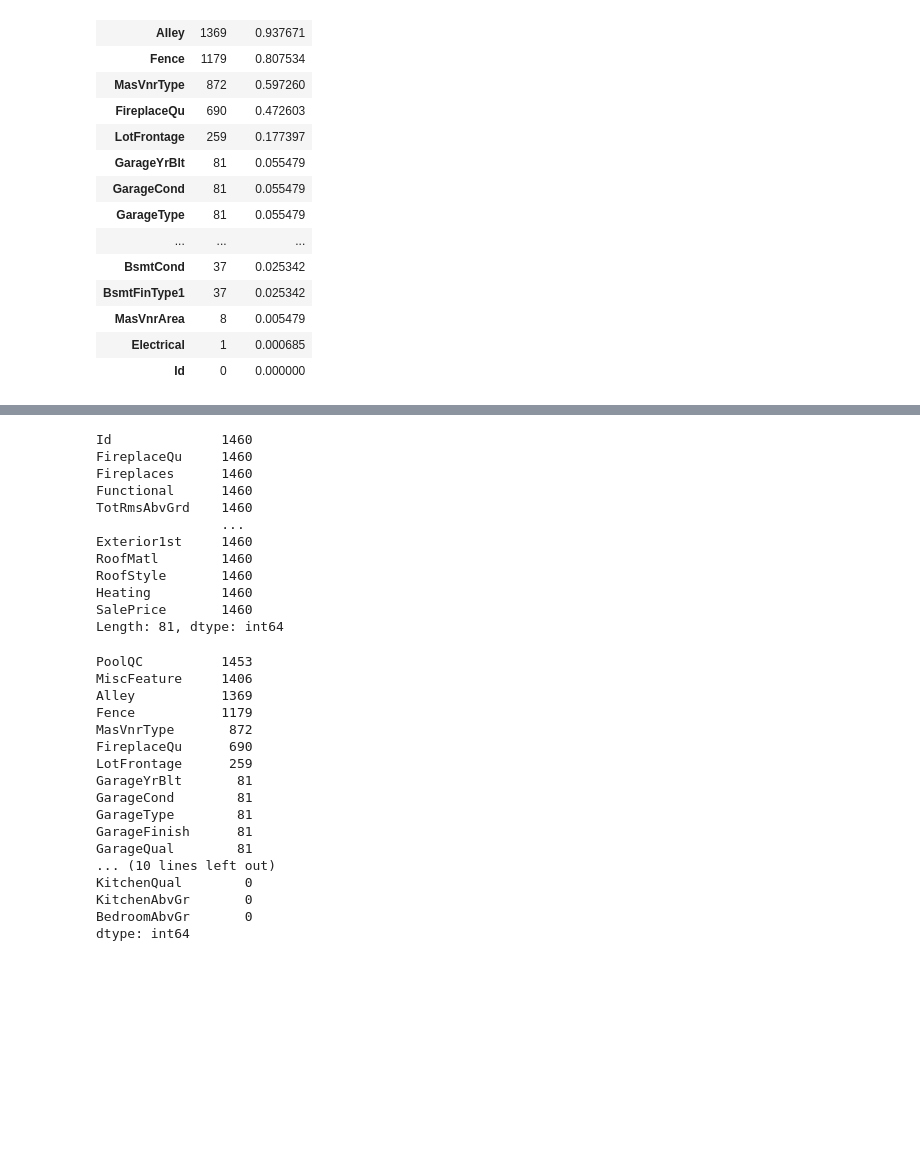
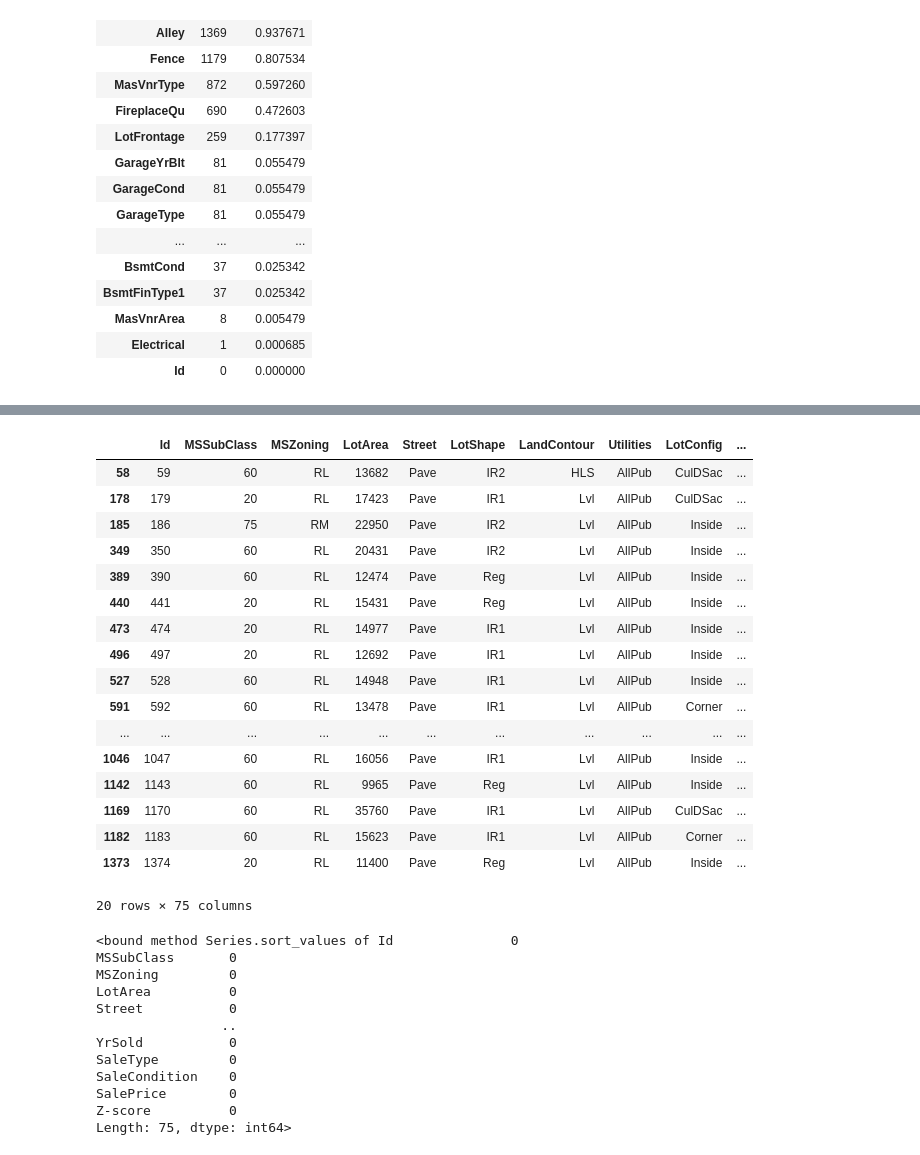
Before and after one commit to sabrinasartori/housing-prices, a Jupyter notebook: notebooks/01-exploratory_data_analysis.ipynb, the cells around one changed output, grey strips where cells are left out. Saved outputs shown, nothing was run; the diff lists cells and outputs as text; code cells hidden in the pictures; blank space fills up the shorter version.

```diff
--- a/notebooks/01-exploratory_data_analysis.ipynb
+++ b/notebooks/01-exploratory_data_analysis.ipynb
@@ -199,0 +275,23 @@ missing_data.sort_values(by='Percentage',ascending=False).head(20)
+# %%
+train_df['Z-score'] = z_scores
+# %%
+train_df[train_df['Z-score'] > threshold]
+# %% [output]
+|  | Id | MSSubClass | MSZoning | LotArea | Street | LotShape | LandContour | Utilities | LotConfig | ... |
+| 58 | 59 | 60 | RL | 13682 | Pave | IR2 | HLS | AllPub | CulDSac | ... |
+| 178 | 179 | 20 | RL | 17423 | Pave | IR1 | Lvl | AllPub | CulDSac | ... |
+| 185 | 186 | 75 | RM | 22950 | Pave | IR2 | Lvl | AllPub | Inside | ... |
+| 349 | 350 | 60 | RL | 20431 | Pave | IR2 | Lvl | AllPub | Inside | ... |
+| 389 | 390 | 60 | RL | 12474 | Pave | Reg | Lvl | AllPub | Inside | ... |
+| 440 | 441 | 20 | RL | 15431 | Pave | Reg | Lvl | AllPub | Inside | ... |
+| 473 | 474 | 20 | RL | 14977 | Pave | IR1 | Lvl | AllPub | Inside | ... |
+| 496 | 497 | 20 | RL | 12692 | Pave | IR1 | Lvl | AllPub | Inside | ... |
+| 527 | 528 | 60 | RL | 14948 | Pave | IR1 | Lvl | AllPub | Inside | ... |
+| 591 | 592 | 60 | RL | 13478 | Pave | IR1 | Lvl | AllPub | Corner | ... |
+| ... | ... | ... | ... | ... | ... | ... | ... | ... | ... | ... |
+| 1046 | 1047 | 60 | RL | 16056 | Pave | IR1 | Lvl | AllPub | Inside | ... |
+| 1142 | 1143 | 60 | RL | 9965 | Pave | Reg | Lvl | AllPub | Inside | ... |
+| 1169 | 1170 | 60 | RL | 35760 | Pave | IR1 | Lvl | AllPub | CulDSac | ... |
+| 1182 | 1183 | 60 | RL | 15623 | Pave | IR1 | Lvl | AllPub | Corner | ... |
+| 1373 | 1374 | 20 | RL | 11400 | Pave | Reg | Lvl | AllPub | Inside | ... |
+20 rows × 75 columns
@@ -200,37 +302,15 @@ missing_data.sort_values(by='Percentage',ascending=False).head(20)
 # %%
-train_df.isna().count().sort_values(ascending=True)
+train_df.isna().sum().sort_values
 # %% [output]
-Id              1460
-FireplaceQu     1460
-Fireplaces      1460
-Functional      1460
-TotRmsAbvGrd    1460
-                ...
-Exterior1st     1460
-RoofMatl        1460
-RoofStyle       1460
-Heating         1460
-SalePrice       1460
-Length: 81, dtype: int64
+<bound method Series.sort_values of Id               0
+MSSubClass       0
+MSZoning         0
+LotArea          0
+Street           0
+                ..
+YrSold           0
+SaleType         0
+SaleCondition    0
+SalePrice        0
+Z-score          0
+Length: 75, dtype: int64>
-# %%
-train_df.isna().sum()\
-    .sort_values(ascending=False)\
-    .head(25)
-# %% [output]
-PoolQC          1453
-MiscFeature     1406
-Alley           1369
-Fence           1179
-MasVnrType       872
-FireplaceQu      690
-LotFrontage      259
-GarageYrBlt       81
-GarageCond        81
-GarageType        81
-GarageFinish      81
-GarageQual        81
-... (10 lines left out)
-KitchenQual        0
-KitchenAbvGr       0
-BedroomAbvGr       0
-dtype: int64
```
Also changed, not shown: parts of 14 cells of this notebook, 3 other files.
